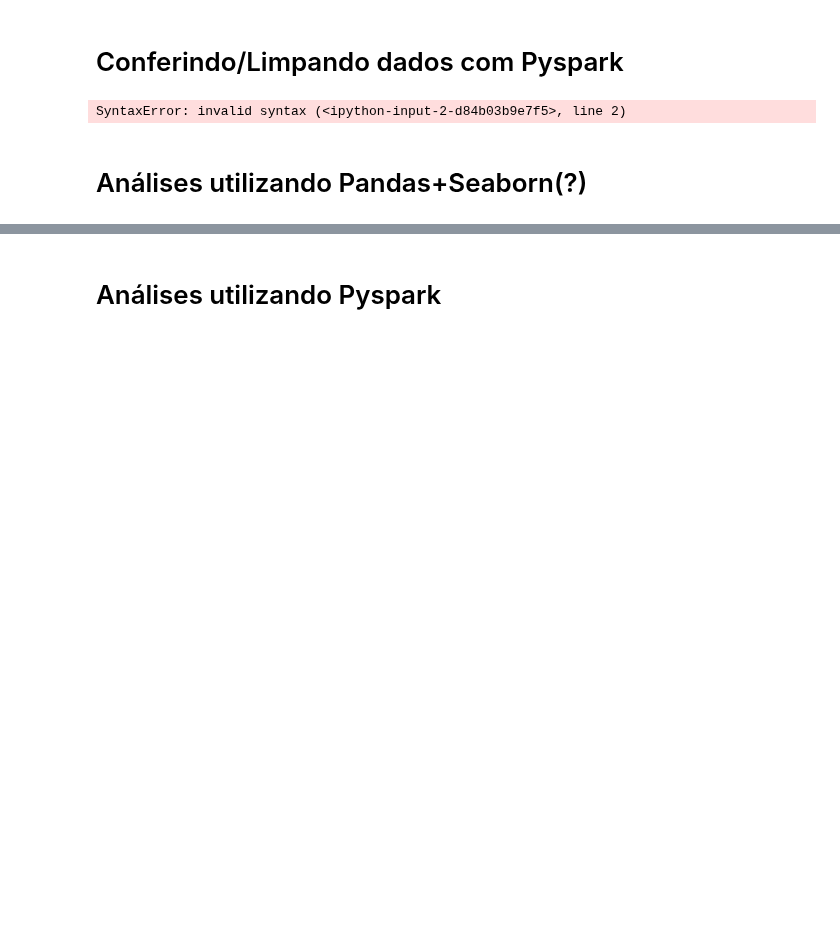
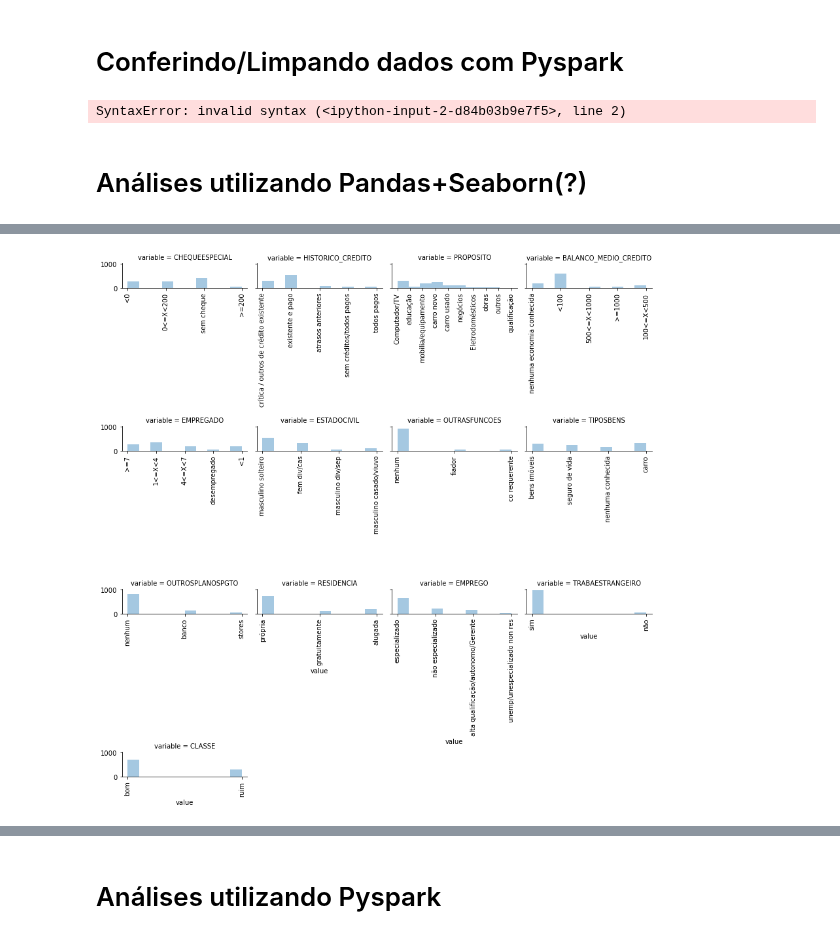
Before and after one commit to lauraalexandria/cursos-python, a Jupyter notebook: analises_iniciais.ipynb, the cells around one changed output, grey strips where cells are left out. Saved outputs shown, nothing was run; the diff lists cells and outputs as text; code cells hidden in the pictures; blank space fills up the shorter version.

```diff
--- a/analises_iniciais.ipynb
+++ b/analises_iniciais.ipynb
@@ -169,2 +194,18 @@ SyntaxError: invalid syntax (<ipython-input-2-d84b03b9e7f5>, line 2)
+# %%
+# Mas também não consegui ordernar....
+
+df_melt_cat = df.melt(id_vars=["id"], value_vars=df.select_dtypes("object"))
+g = sns.FacetGrid(df_melt_cat,
+                  col="variable",
+                  col_wrap=4,
+                  sharex=False
+                 )
+plot = g.map(plt.hist, "value", alpha=.4)#.fig.subplots_adjust(wspace=0.5, hspace=2)
+for axes in plot.axes.flat:
+    _ = axes.set_xticklabels(axes.get_xticklabels(), rotation=90)
+
+plt.tight_layout()
+# %% [output]
+[figure, added]
 # %%
 # Histogramas para as Numéricas
```
Also changed, not shown: parts of 5 cells of this notebook.
